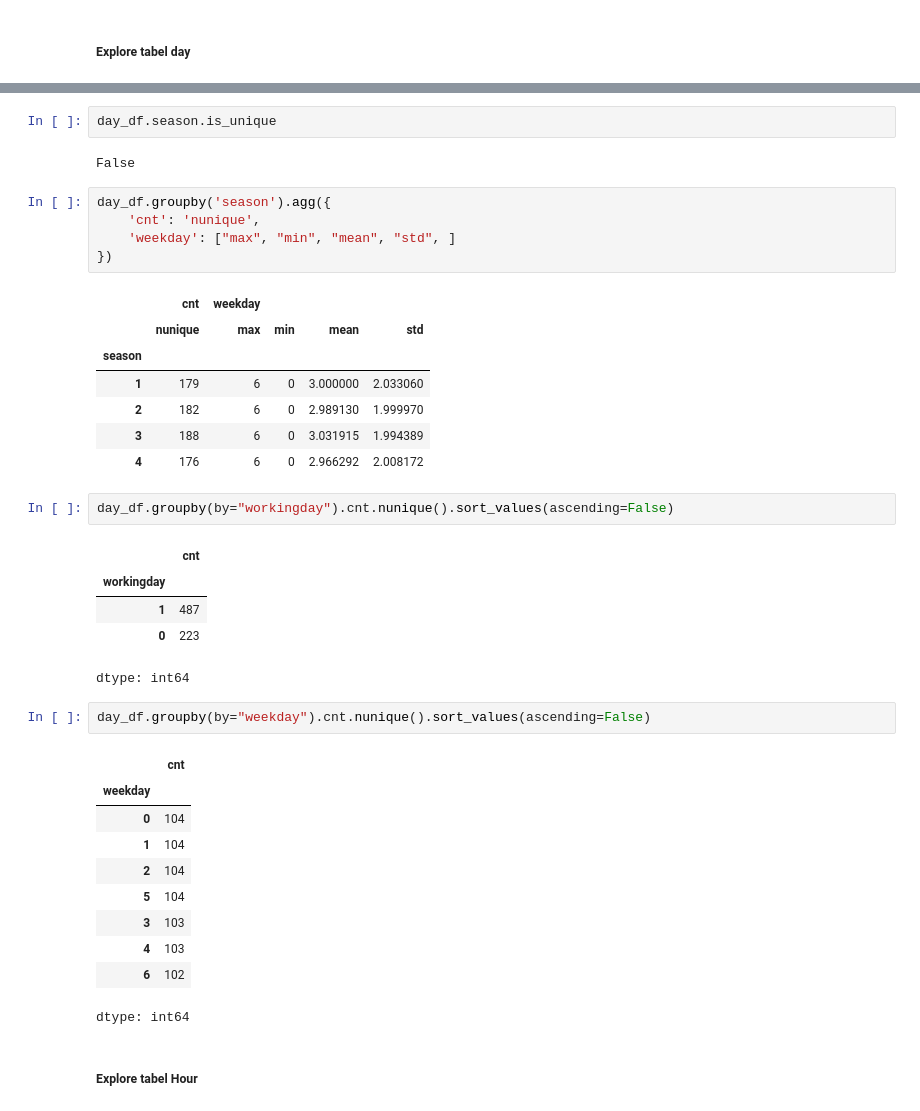
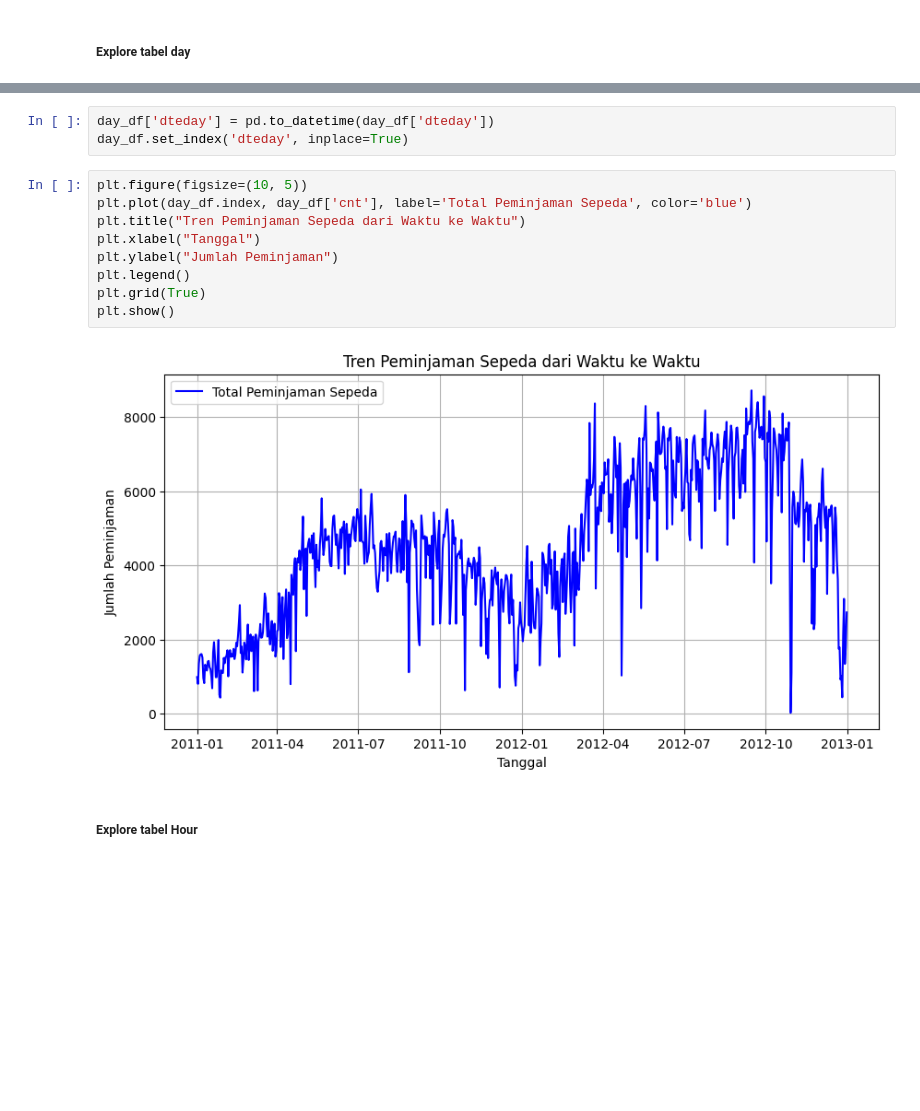
Before and after one commit to nicholasanayaputra/submission-analisa-data-dicoding, a Jupyter notebook: Proyek_Analisis_Data.ipynb, the cells around one changed output, grey strips where cells are left out. Saved outputs shown, nothing was run; the diff lists cells and outputs as text; blank space fills up the shorter version.

```diff
--- a/Proyek_Analisis_Data.ipynb
+++ b/Proyek_Analisis_Data.ipynb
@@ -277,41 +262,17 @@ day_df.describe(include='all')
-# %%
-day_df.season.is_unique
-# %% [output]
-False
-# %%
-day_df.groupby('season').agg({
-    'cnt': 'nunique',
-    'weekday': ["max", "min", "mean", "std", ]
-})
-# %% [output]
-|  | cnt | weekday |  |  |  |
-|  | nunique | max | min | mean | std |
-| season |  |  |  |  |  |
-| 1 | 179 | 6 | 0 | 3.000000 | 2.033060 |
-| 2 | 182 | 6 | 0 | 2.989130 | 1.999970 |
-| 3 | 188 | 6 | 0 | 3.031915 | 1.994389 |
-| 4 | 176 | 6 | 0 | 2.966292 | 2.008172 |
-# %%
-day_df.groupby(by="workingday").cnt.nunique().sort_values(ascending=False)
-# %% [output]
-|  | cnt |
-| workingday |  |
-| 1 | 487 |
-| 0 | 223 |
-dtype: int64
-# %%
-day_df.groupby(by="weekday").cnt.nunique().sort_values(ascending=False)
-# %% [output]
-|  | cnt |
-| weekday |  |
-| 0 | 104 |
-| 1 | 104 |
-| 2 | 104 |
-| 5 | 104 |
-| 3 | 103 |
-| 4 | 103 |
-| 6 | 102 |
-dtype: int64
+# %%
+day_df['dteday'] = pd.to_datetime(day_df['dteday'])
+day_df.set_index('dteday', inplace=True)
+# %%
+plt.figure(figsize=(10, 5))
+plt.plot(day_df.index, day_df['cnt'], label='Total Peminjaman Sepeda', color='blue')
+plt.title("Tren Peminjaman Sepeda dari Waktu ke Waktu")
+plt.xlabel("Tanggal")
+plt.ylabel("Jumlah Peminjaman")
+plt.legend()
+plt.grid(True)
+plt.show()
+# %% [output]
+[figure, added]
 # %% [markdown]
 ##### Explore tabel Hour
 # %%
```
Also changed, not shown: parts of 41 cells of this notebook, 2 other files.
